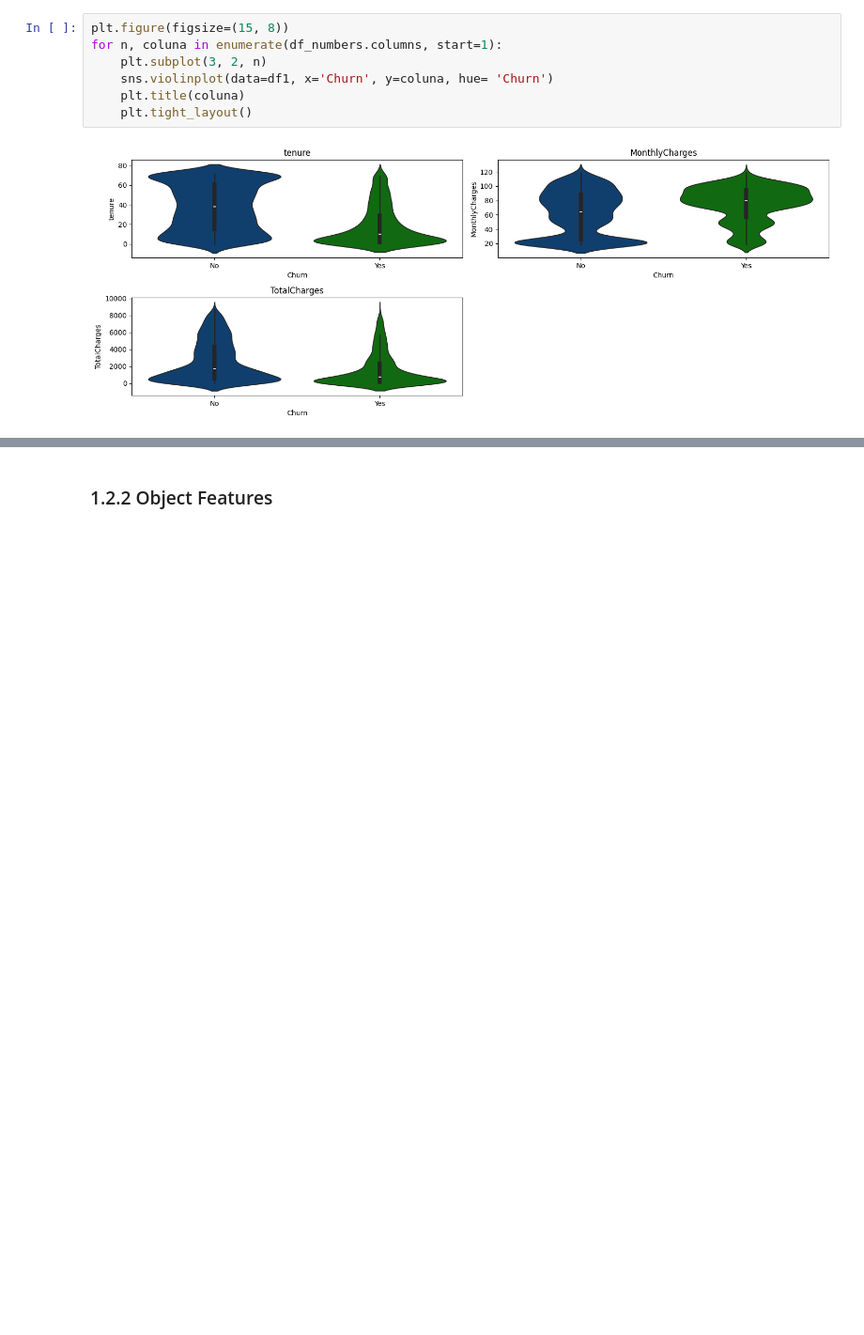
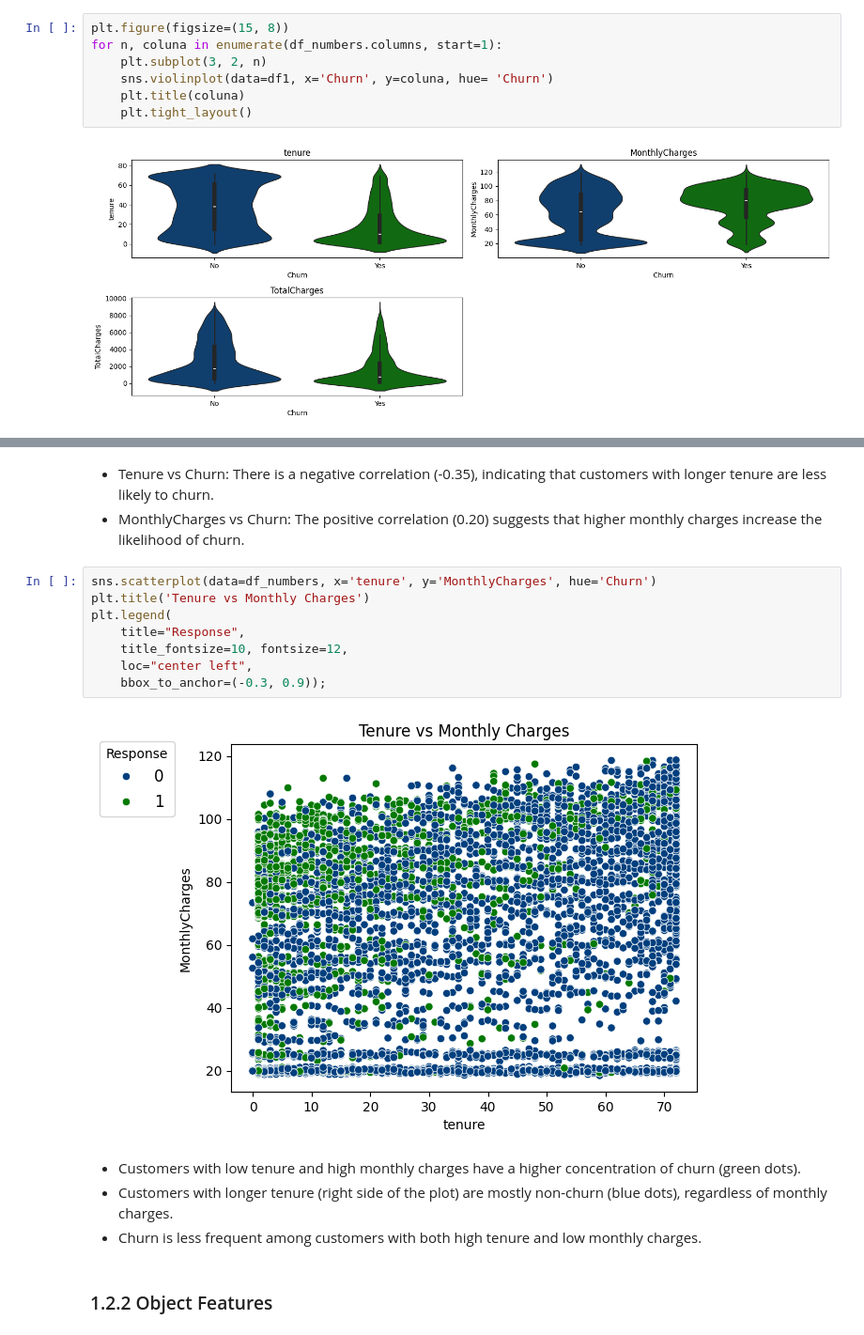
Before and after one commit to RafaelLuckner/prev-churn, a Jupyter notebook: notebooks/project.ipynb, the cells around one changed output, grey strips where cells are left out. Shown at 94% size. Drawn from its saved outputs; the diff is of its cells as text; blank space fills up the shorter version.

```diff
--- a/notebooks/project.ipynb
+++ b/notebooks/project.ipynb
@@ -145,3 +151,20 @@ for n, coluna in enumerate(df_numbers.columns, start=1):
+# %% [markdown]
+- Tenure vs Churn: There is a negative correlation (-0.35), indicating that customers with longer tenure are less likely to churn.
+- MonthlyCharges vs Churn: The positive correlation (0.20) suggests that higher monthly charges increase the likelihood of churn.
+# %%
+sns.scatterplot(data=df_numbers, x='tenure', y='MonthlyCharges', hue='Churn')
+plt.title('Tenure vs Monthly Charges')
+plt.legend(
+	title="Response",
+	title_fontsize=10, fontsize=12,
+	loc="center left",
+	bbox_to_anchor=(-0.3, 0.9));
+# %% [output]
+[figure, added]
+# %% [markdown]
+- Customers with low tenure and high monthly charges have a higher concentration of churn (green dots).
+- Customers with longer tenure (right side of the plot) are mostly non-churn (blue dots), regardless of monthly charges.
+- Churn is less frequent among customers with both high tenure and low monthly charges.
 # %% [markdown]
 ### 1.2.2 Object Features
 # %%
```
Also changed, not shown: parts of 8 cells of this notebook.
